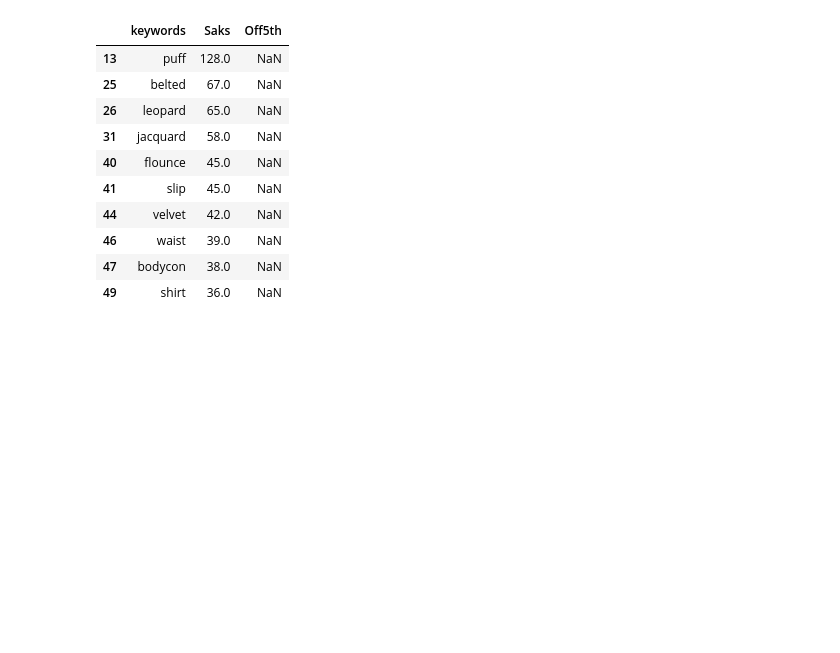
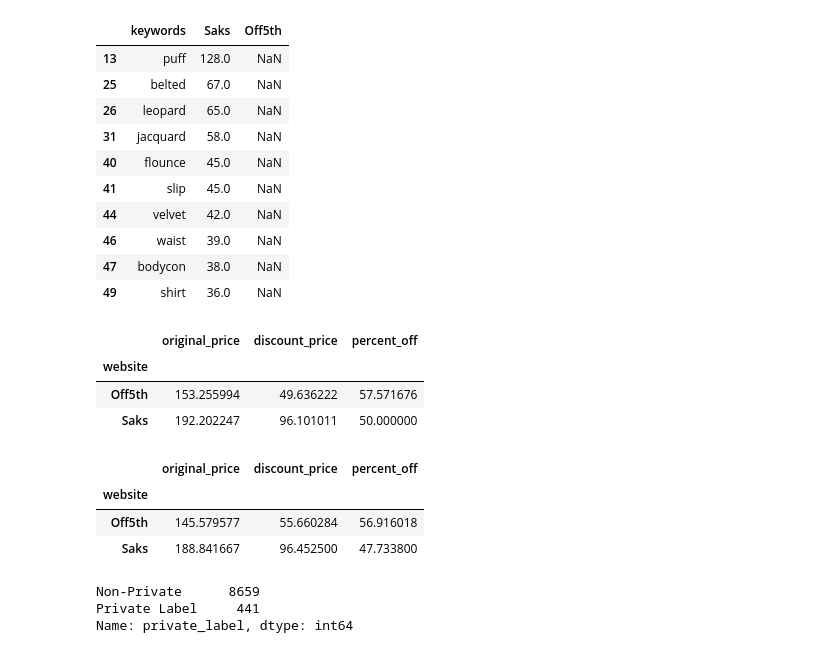
Before and after one commit to chuntao20/webscrap_discount, a Jupyter notebook: Combined_analysis.ipynb, the cells around one changed output. Drawn from its saved outputs; the diff is of its cells as text; code cells hidden in the pictures; blank space fills up the shorter version.

Commit message:
private label

```diff
--- a/Combined_analysis.ipynb
+++ b/Combined_analysis.ipynb
@@ -608,3 +608,23 @@ kwpair[kwpair['0_y'].isna()].rename(columns={'index':'keywords','0_x':'Saks','0_
 | 46 | waist | 39.0 | NaN |
 | 47 | bodycon | 38.0 | NaN |
 | 49 | shirt | 36.0 | NaN |
+# %%
+combined.loc[combined['private_label']=='Private Label'].groupby('website').mean()[['original_price','discount_price','percent_off']]
+# %% [output]
+|  | original_price | discount_price | percent_off |
+| website |  |  |  |
+| Off5th | 153.255994 | 49.636222 | 57.571676 |
+| Saks | 192.202247 | 96.101011 | 50.000000 |
+# %%
+combined[combined['brand_positioning']=='Trendy'].groupby('website').mean()[['original_price','discount_price','percent_off']]
+# %% [output]
+|  | original_price | discount_price | percent_off |
+| website |  |  |  |
+| Off5th | 145.579577 | 55.660284 | 56.916018 |
+| Saks | 188.841667 | 96.452500 | 47.733800 |
+# %%
+combined['private_label'].value_counts()
+# %% [output]
+Non-Private      8659
+Private Label     441
+Name: private_label, dtype: int64
```
